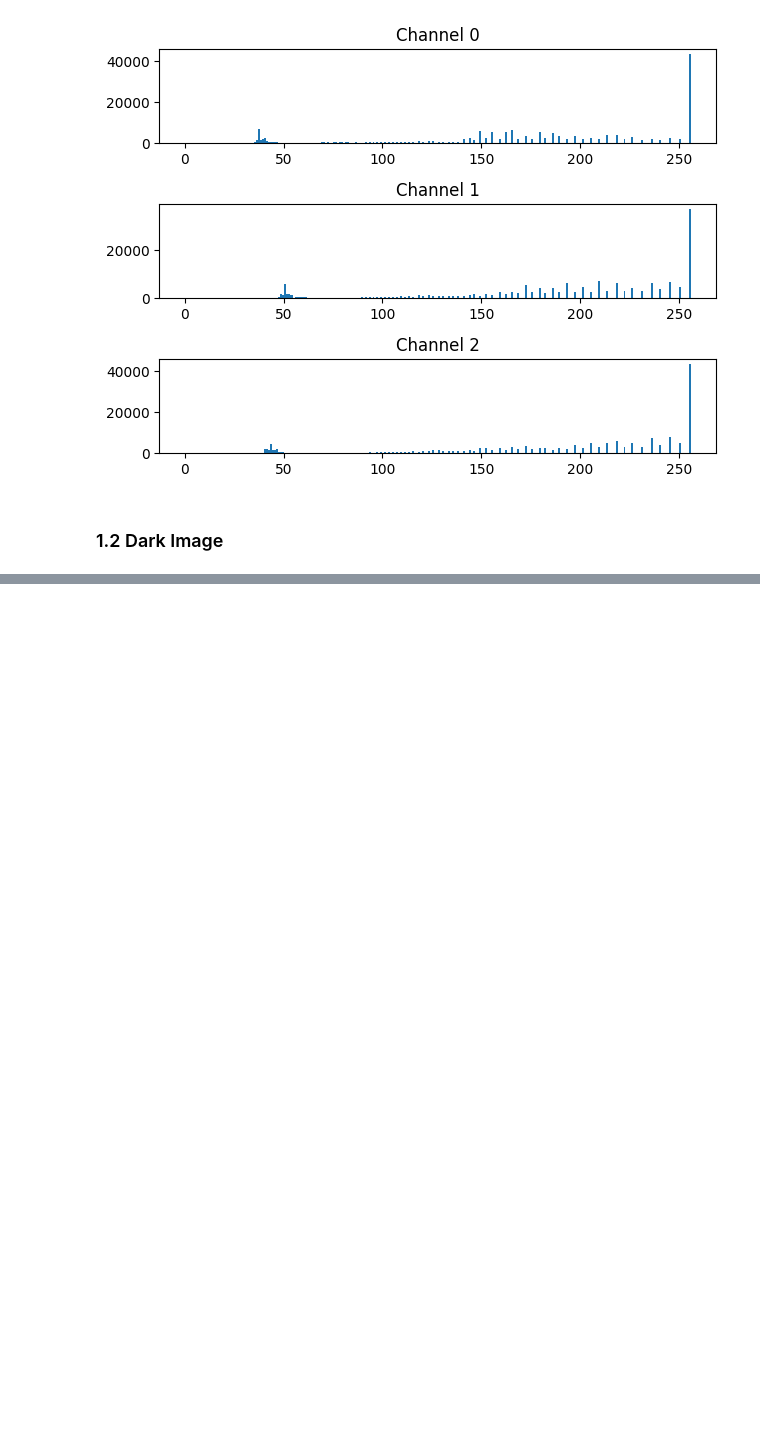
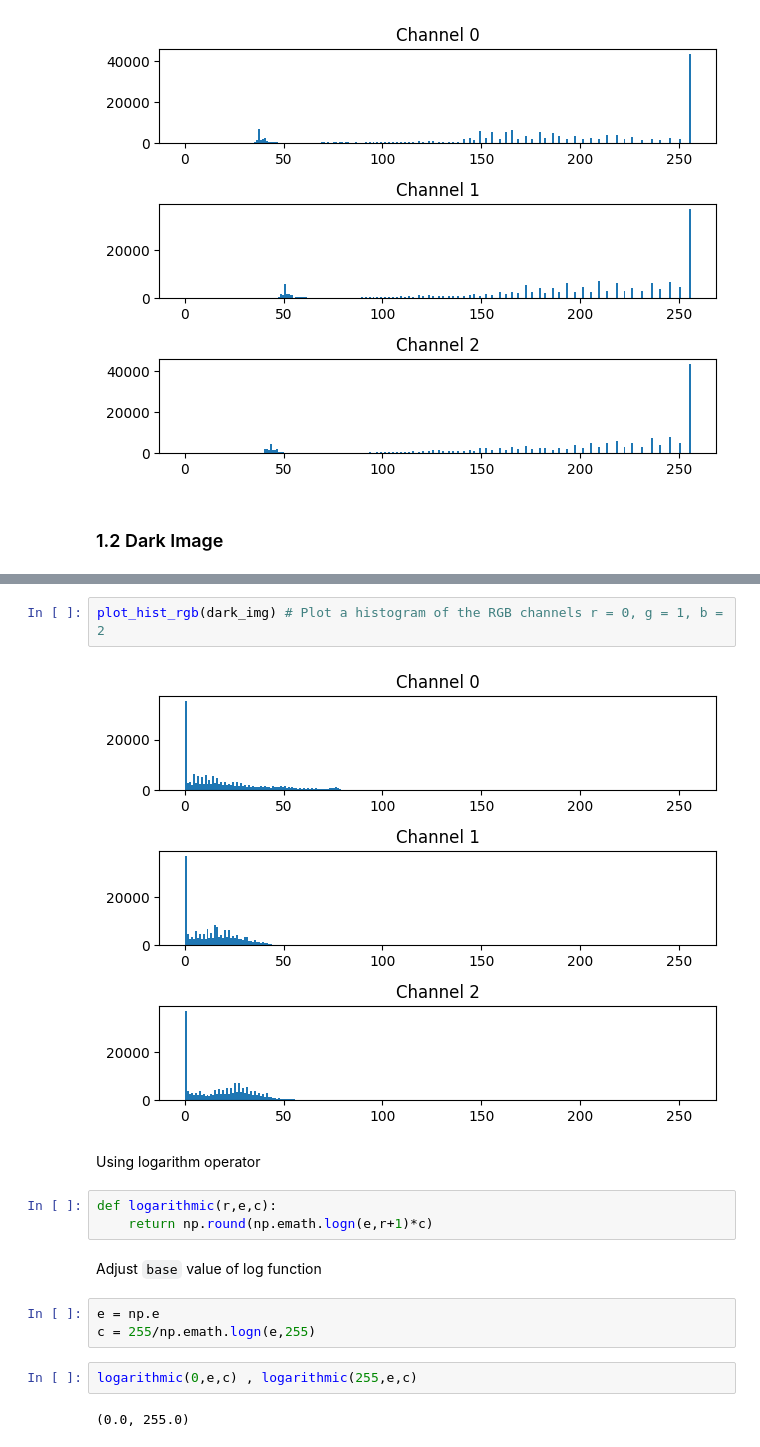
Before and after one commit to om2546/CPE382-Image-Processing-Computer-Vision, a Jupyter notebook: Lab2/S_64070501015_1.ipynb, the cells around one changed output, grey strips where cells are left out. Cells and saved outputs as stored; diff of their text form; blank space fills up the shorter version.

```diff
--- a/Lab2/S_64070501015_1.ipynb
+++ b/Lab2/S_64070501015_1.ipynb
@@ -67,0 +76,18 @@ plot_hist_rgb(bright_img_exp) # Plot histogram of bright image after applying ex
+# %%
+plot_hist_rgb(dark_img) # Plot a histogram of the RGB channels r = 0, g = 1, b = 2
+# %% [output]
+[figure, added]
+# %% [markdown]
+Using logarithm operator
+# %%
+def logarithmic(r,e,c):
+    return np.round(np.emath.logn(e,r+1)*c)
+# %% [markdown]
+Adjust `base` value of log function
+# %%
+e = np.e
+c = 255/np.emath.logn(e,255)
+# %%
+logarithmic(0,e,c) , logarithmic(255,e,c)
+# %% [output]
+(0.0, 255.0)
```
Also changed, not shown: parts of 8 cells of this notebook.
